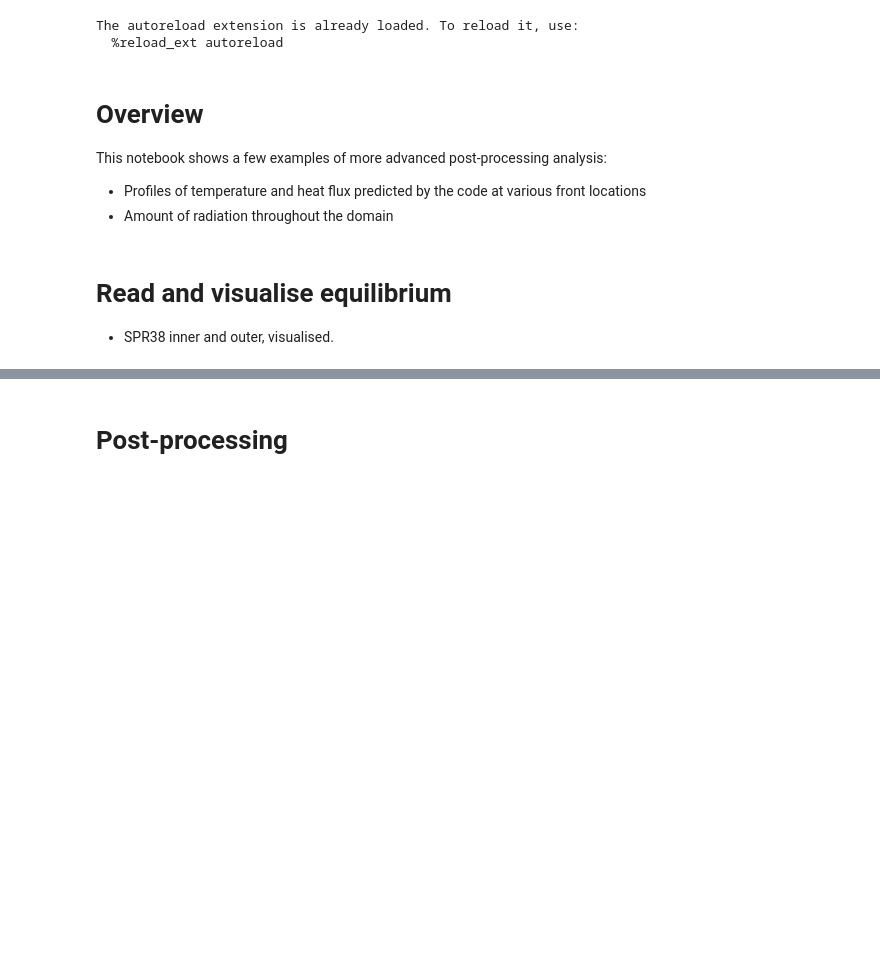
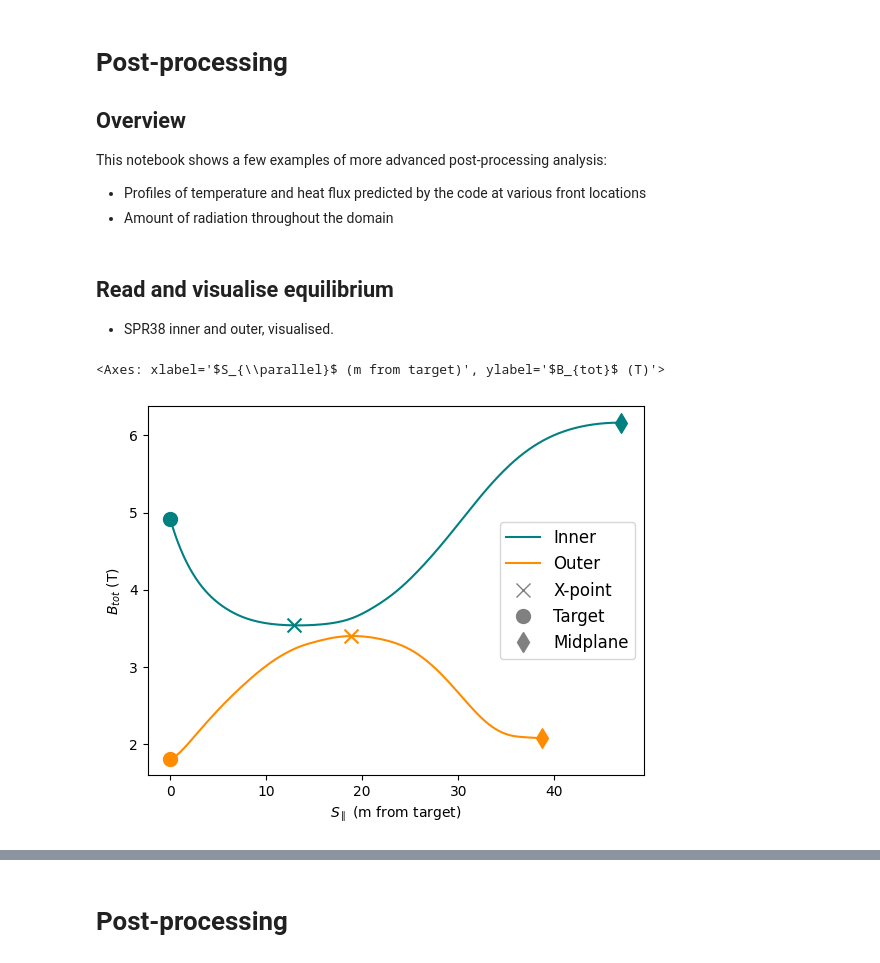
Before and after one commit to FusionDLS/FusionDLS, a Jupyter notebook: docs/examples/3_post_processing.ipynb, the cells around one changed output, grey strips where cells are left out. Drawn from its saved outputs; the diff is of its cells as text; code cells hidden in the pictures; blank space fills up the shorter version.

Commit message:
Tidy up post processing example

```diff
--- a/docs/examples/3_post_processing.ipynb
+++ b/docs/examples/3_post_processing.ipynb
@@ -1,45 +1,7 @@
-# %%
-import copy
-
-import matplotlib as mpl
-import numpy as np
-from fusiondls import LRBv21
-from fusiondls.AnalyticCoolingCurves import LfuncKallenbachAr
-from matplotlib.collections import LineCollection
-from matplotlib.ticker import StrMethodFormatter
-
-# Here are some useful labels to use for plotting throughout notebook
-colors = ["teal","darkorange","firebrick","limegreen","magenta","cyan","navy"]
-
-store_labels = dict()
-store_labels["cvar"] = {"density" : "$n_{u}\ (m^{-3})$",
-                        "power" : "$q_{\parallel}\ (Wm^{-2})$",
-                        "impurity_frac" : "$f_{z}$"}
-store_labels["crel"] = {"density" : "$n_{u}\ /\ n_{u0}$ $\ (m^{-3})$",
-                        "power" : "$q_{\parallel}\ /\ q_{\parallel0} (Wm^{-2})$",
-                        "impurity_frac" : "$f_{z}\ /\ f_{z0}$"}
-
-store_names =         {"density" : "$n_{u}\ /\ n_{u0}$",
-                        "power" : "$q_{\parallel0}\ /\ q_{\parallel}$",
-                        "impurity_frac" : "$f_{z}\ /\ f_{z0}$"}
-
-store_cnames =         {"density" : "$[n_{u}\ /\ n_{u0}]^{1}$",
-                        "power" : "$[q_{\parallel0}\ /\ q_{\parallel}]^{5/7}$",
-                        "impurity_frac" : "$[f_{z}\ /\ f_{z0}]^{0.5}$"}
-def make_colors(number, cmap):
-    """make_colors(number of colours, matplotlib colormap function)"""
-    colors = []
-    idx = np.linspace(0,255,number)
-
-    for i in range(number):
-        colors.append(cmap(int(idx[i])))
-
-    return colors
-# %% [output]
-The autoreload extension is already loaded. To reload it, use:
-  %reload_ext autoreload
 # %% [markdown]
-# Overview
+# Post-processing
+
+## Overview
 This notebook shows a few examples of more advanced post-processing analysis:
 - Profiles of temperature and heat flux predicted by the code at various front locations
 - Amount of radiation throughout the domain
@@ -46,6 +15,23 @@ This notebook shows a few examples of more advanced post-processing analysis:
 # %% [markdown]
-# Read and visualise equilibrium
+## Read and visualise equilibrium
 - SPR38 inner and outer, visualised.
 # %%
+from fusiondls import LRBv21, file_read
+from fusiondls.plot import plot_B_field_profile
+
 eqb = file_read("eqb_store.pkl")
-data = eqb["SPR38"] # Pick design to use for study
+design = eqb["V10"]  # Pick design to use for study
+
+inner = design["iu"]
+outer = design["ou"]
+plot_B_field_profile(
+    inner["S"],
+    inner["Btot"],
+    inner["Xpoint"],
+    outer["S"],
+    outer["Btot"],
+    outer["Xpoint"],
+)
+# %% [output]
+<Axes: xlabel='$S_{\\parallel}$ (m from target)', ylabel='$B_{tot}$ (T)'>
+[figure, added]
```
Also changed, not shown: parts of 8 cells of this notebook.
